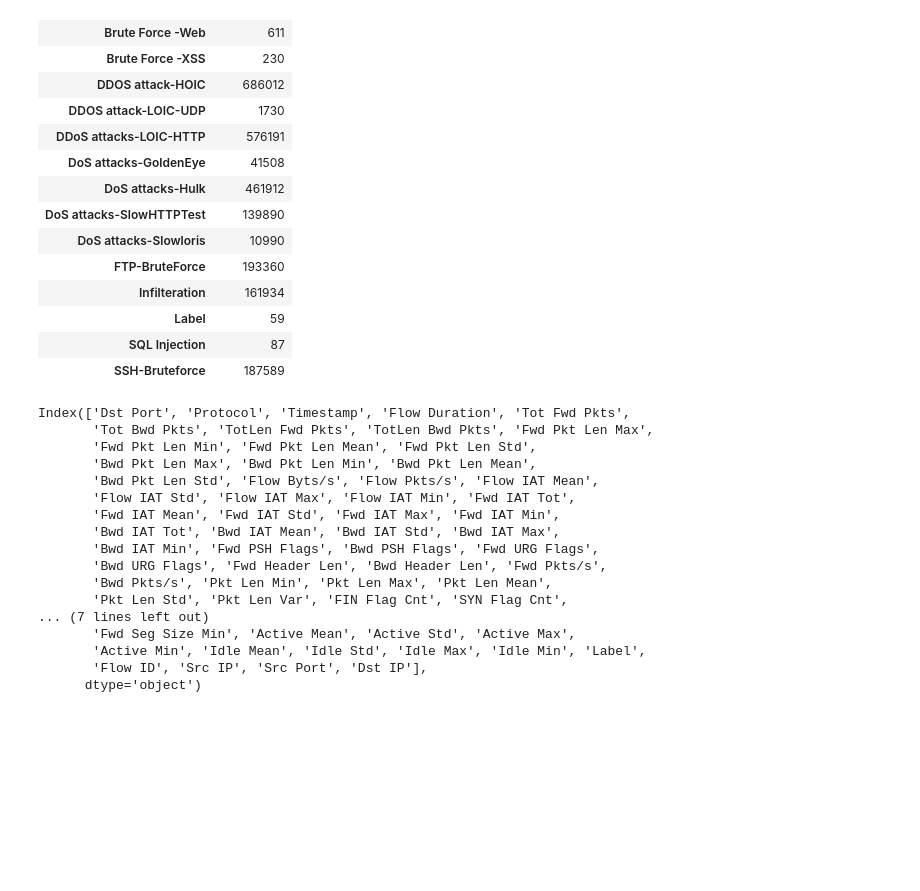
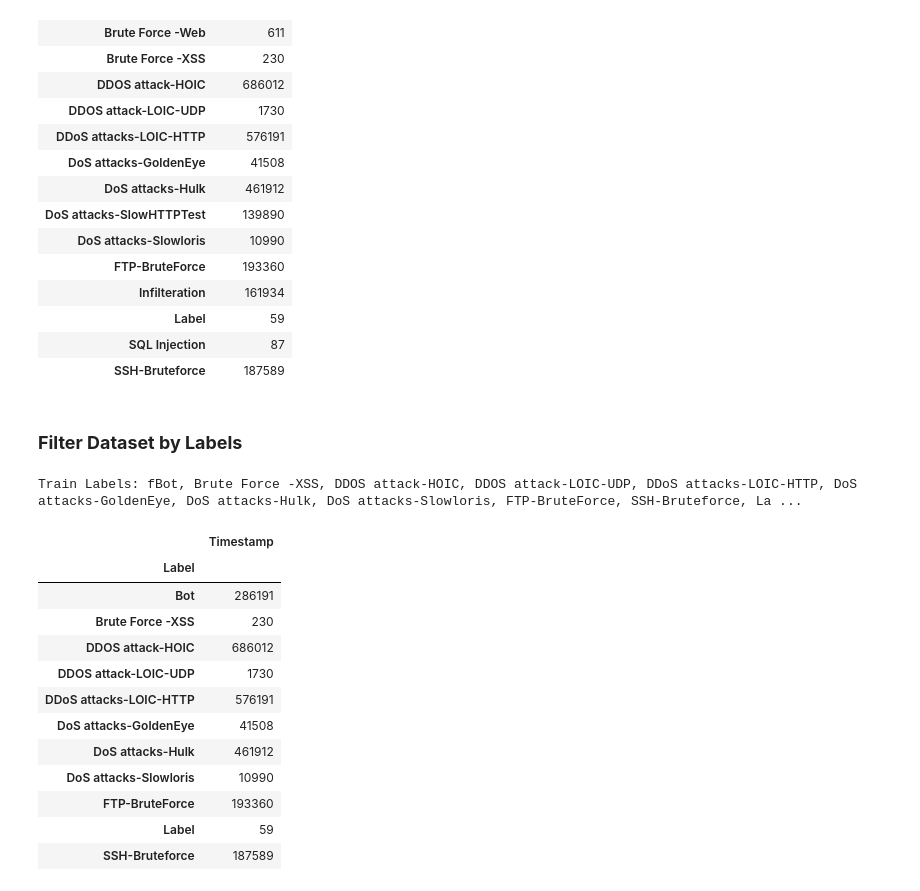
Before and after one commit to BSc-WUT/GZSL, a Jupyter notebook: packetbaseml/notebooks/dataset_preview.ipynb, the cells around one changed output. Cells and saved outputs as stored; diff of their text form; code cells hidden in the pictures; blank space fills up the shorter version.

```diff
--- a/packetbaseml/notebooks/dataset_preview.ipynb
+++ b/packetbaseml/notebooks/dataset_preview.ipynb
@@ -68,23 +72,5 @@ data_raw.groupby('Label')['Timestamp', ].count()
 | Label | 59 |
 | SQL Injection | 87 |
 | SSH-Bruteforce | 187589 |
-# %%
-data_raw.columns
-# %% [output]
-Index(['Dst Port', 'Protocol', 'Timestamp', 'Flow Duration', 'Tot Fwd Pkts',
-       'Tot Bwd Pkts', 'TotLen Fwd Pkts', 'TotLen Bwd Pkts', 'Fwd Pkt Len Max',
-       'Fwd Pkt Len Min', 'Fwd Pkt Len Mean', 'Fwd Pkt Len Std',
-       'Bwd Pkt Len Max', 'Bwd Pkt Len Min', 'Bwd Pkt Len Mean',
-       'Bwd Pkt Len Std', 'Flow Byts/s', 'Flow Pkts/s', 'Flow IAT Mean',
-       'Flow IAT Std', 'Flow IAT Max', 'Flow IAT Min', 'Fwd IAT Tot',
-       'Fwd IAT Mean', 'Fwd IAT Std', 'Fwd IAT Max', 'Fwd IAT Min',
-       'Bwd IAT Tot', 'Bwd IAT Mean', 'Bwd IAT Std', 'Bwd IAT Max',
-       'Bwd IAT Min', 'Fwd PSH Flags', 'Bwd PSH Flags', 'Fwd URG Flags',
-       'Bwd URG Flags', 'Fwd Header Len', 'Bwd Header Len', 'Fwd Pkts/s',
-       'Bwd Pkts/s', 'Pkt Len Min', 'Pkt Len Max', 'Pkt Len Mean',
-       'Pkt Len Std', 'Pkt Len Var', 'FIN Flag Cnt', 'SYN Flag Cnt',
-... (7 lines left out)
-       'Fwd Seg Size Min', 'Active Mean', 'Active Std', 'Active Max',
-       'Active Min', 'Idle Mean', 'Idle Std', 'Idle Max', 'Idle Min', 'Label',
-       'Flow ID', 'Src IP', 'Src Port', 'Dst IP'],
-      dtype='object')
+# %% [markdown]
+### **Filter Dataset by Labels**
@@ -90,0 +79,21 @@ Index(['Dst Port', 'Protocol', 'Timestamp', 'Flow Duration', 'Tot Fwd Pkts',
+# %%
+print(f"Train Labels: f{', '.join(train_labels)}")
+# %% [output]
+Train Labels: fBot, Brute Force -XSS, DDOS attack-HOIC, DDOS attack-LOIC-UDP, DDoS attacks-LOIC-HTTP, DoS attacks-GoldenEye, DoS attacks-Hulk, DoS attacks-Slowloris, FTP-BruteForce, SSH-Bruteforce, La ...
+# %%
+test_dataset = dataset.filter_data_by_labels(train_labels)
+test_dataset.groupby('Label')['Timestamp', ].count()
+# %% [output]
+|  | Timestamp |
+| Label |  |
+| Bot | 286191 |
+| Brute Force -XSS | 230 |
+| DDOS attack-HOIC | 686012 |
+| DDOS attack-LOIC-UDP | 1730 |
+| DDoS attacks-LOIC-HTTP | 576191 |
+| DoS attacks-GoldenEye | 41508 |
+| DoS attacks-Hulk | 461912 |
+| DoS attacks-Slowloris | 10990 |
+| FTP-BruteForce | 193360 |
+| Label | 59 |
+| SSH-Bruteforce | 187589 |
```
Also changed, not shown: parts of 16 cells of this notebook, 10 other files.
